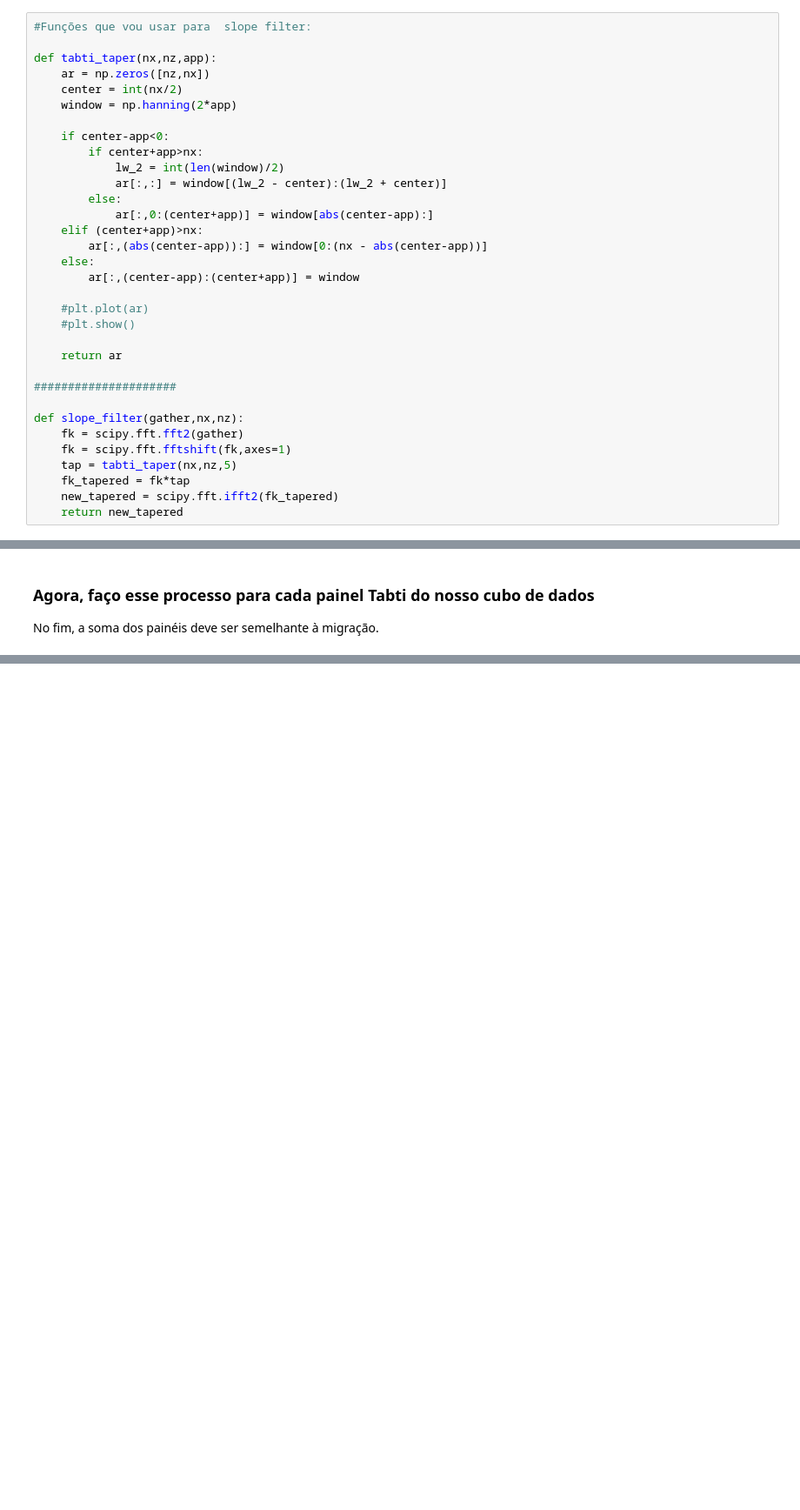
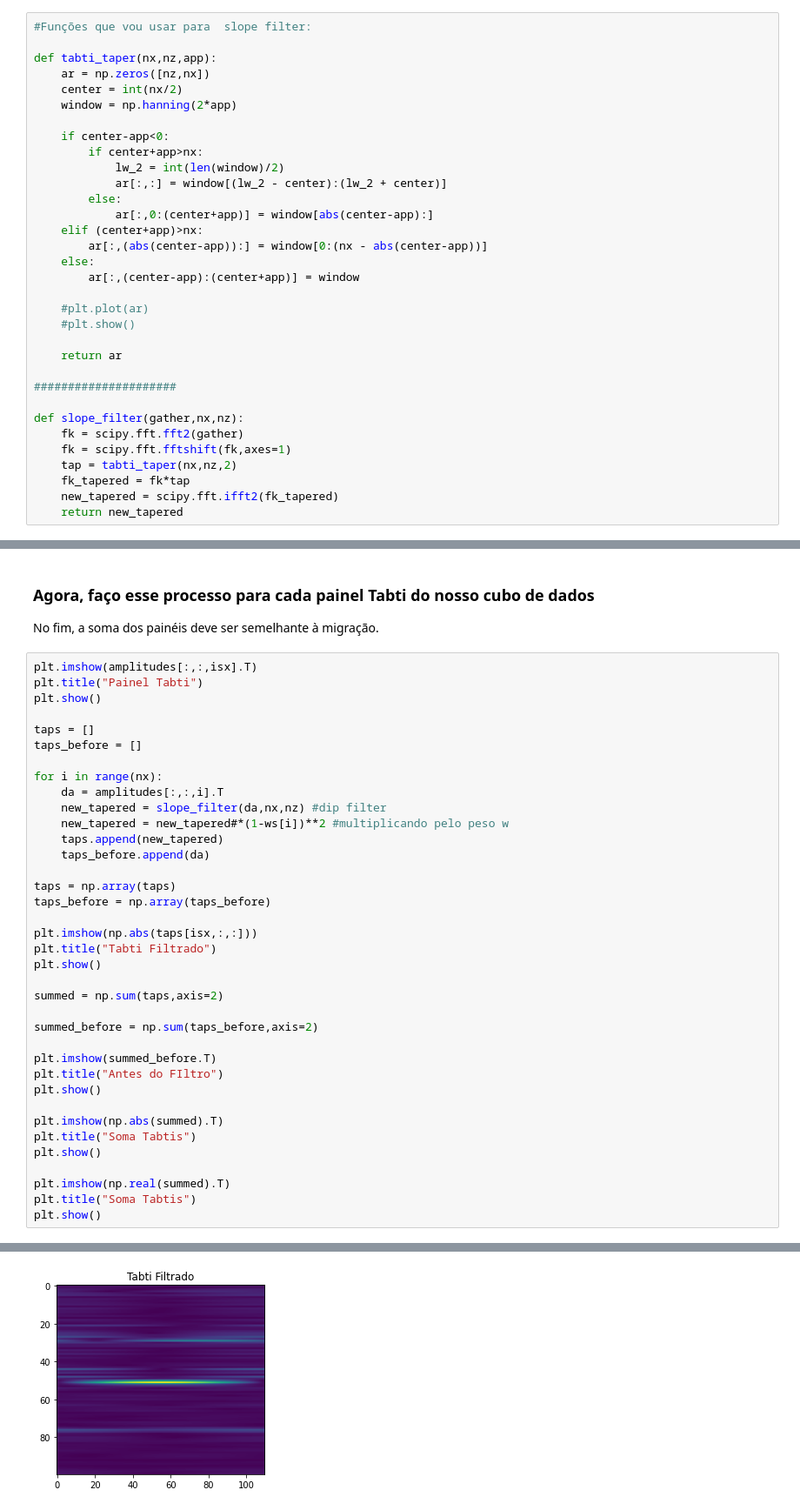
Before and after one commit to GuilhermeZakarewicz/DiffraPy, a Jupyter notebook: Old_Codes/DipAngleDomain.ipynb, the cells around one changed output, grey strips where cells are left out. Shown at 87% size. Saved outputs shown, nothing was run; the diff lists cells and outputs as text; blank space fills up the shorter version.

```diff
--- a/Old_Codes/DipAngleDomain.ipynb
+++ b/Old_Codes/DipAngleDomain.ipynb
@@ -177,7 +180,7 @@ def tabti_taper(nx,nz,app):
 def slope_filter(gather,nx,nz):
     fk = scipy.fft.fft2(gather)
     fk = scipy.fft.fftshift(fk,axes=1)
-    tap = tabti_taper(nx,nz,5)
+    tap = tabti_taper(nx,nz,2)
     fk_tapered = fk*tap
     new_tapered = scipy.fft.ifft2(fk_tapered)
     return new_tapered
@@ -300,3 +325,41 @@ plt.show()
 ### Agora, faço esse processo para cada painel Tabti do nosso cubo de dados
 
 No fim, a soma dos painéis deve ser semelhante à migração.
+# %%
+plt.imshow(amplitudes[:,:,isx].T)
+plt.title("Painel Tabti")
+plt.show()
+
+taps = []
+taps_before = []
+
+for i in range(nx):
+    da = amplitudes[:,:,i].T
+    new_tapered = slope_filter(da,nx,nz) #dip filter
+    new_tapered = new_tapered#*(1-ws[i])**2 #multiplicando pelo peso w
+    taps.append(new_tapered)
+    taps_before.append(da)
+
+taps = np.array(taps)
+taps_before = np.array(taps_before)
+
+plt.imshow(np.abs(taps[isx,:,:]))
+plt.title("Tabti Filtrado")
+plt.show()
+
+summed = np.sum(taps,axis=2)
+
+summed_before = np.sum(taps_before,axis=2)
+
+plt.imshow(summed_before.T)
+plt.title("Antes do FIltro")
+plt.show()
+
+plt.imshow(np.abs(summed).T)
+plt.title("Soma Tabtis")
+plt.show()
+
+plt.imshow(np.real(summed).T)
+plt.title("Soma Tabtis")
+plt.show()
+# %% [output]
@@ -302,0 +367 @@ No fim, a soma dos painéis deve ser semelhante à migração.
+[figure, added]
```
Also changed, not shown: parts of 41 cells of this notebook, 42 other files.
